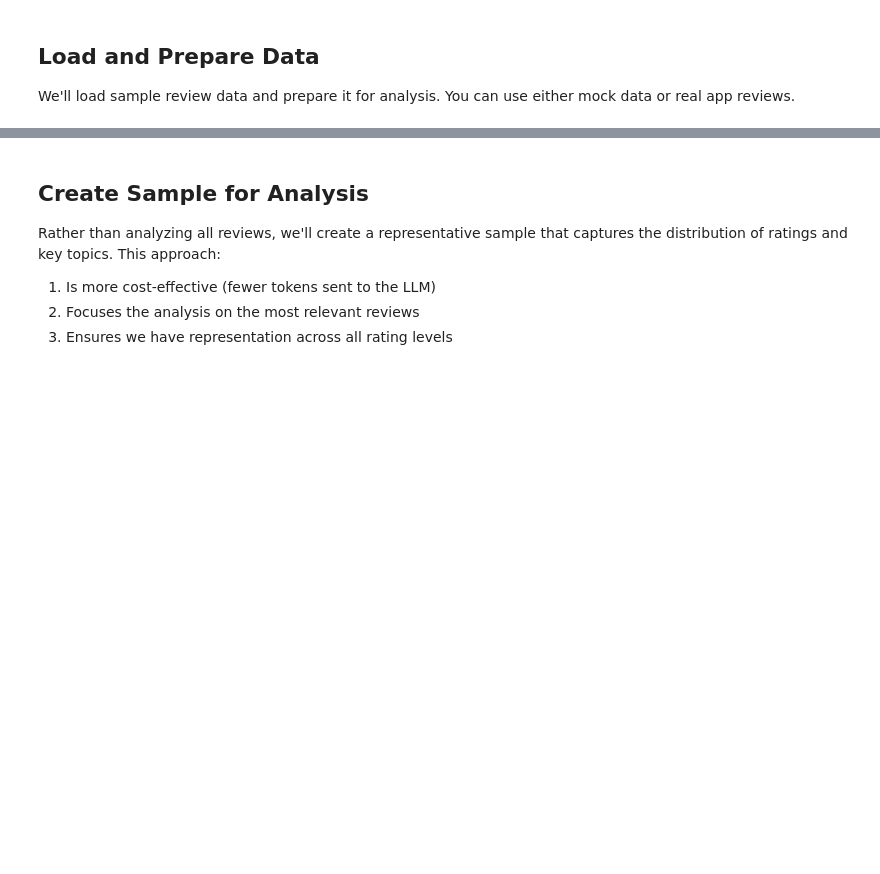
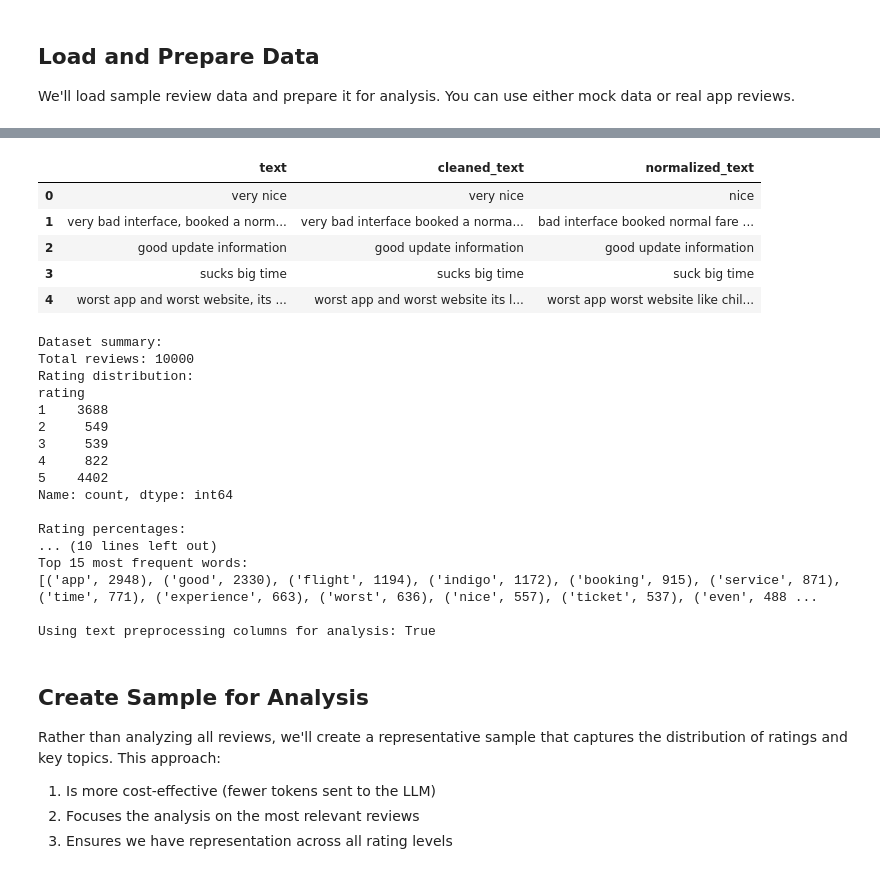
Before and after one commit to Dev-Dipesh/app-reviews-ai, a Jupyter notebook: notebooks/llm_insights.ipynb, the cells around one changed output, grey strips where cells are left out. Drawn from its saved outputs; the diff is of its cells as text; code cells hidden in the pictures; blank space fills up the shorter version.

```diff
--- a/notebooks/llm_insights.ipynb
+++ b/notebooks/llm_insights.ipynb
@@ -230,0 +258,50 @@ Saved preprocessed data to: /Users/dipesh/Local-Projects/indigo-reviews-ai/data/
+# %%
+# Load or generate review data
+# Set use_mock_data=False to load real data from CSV
+use_mock_data = False
+use_processed = True     # Set to True to use the pre-processed data from data_preprocessing.ipynb
+add_preprocessing = True  # Set to True to add text preprocessing columns if missing
+
+# Load the data
+reviews_df = load_reviews(
+    use_mock_data=use_mock_data,
+    use_processed=use_processed,
+    add_preprocessing=add_preprocessing
+)
+
+# Check if we have text preprocessing columns
+has_preprocessing = 'cleaned_text' in reviews_df.columns and 'normalized_text' in reviews_df.columns
+
+# Display the first few reviews
+if reviews_df is not None:
+    # Display with preprocessing columns if available
+    if has_preprocessing:
+        display(reviews_df[['text', 'cleaned_text', 'normalized_text']].head())
+    else:
+        display(reviews_df[['text', 'rating', 'date']].head())
+
+    # Display dataset summary
+    print("\nDataset summary:")
+    print(f"Total reviews: {len(reviews_df)}")
+    rating_counts = reviews_df['rating'].value_counts().sort_index()
+    print(f"Rating distribution:\n{rating_counts}")
+
+    # Calculate percentages
+    rating_percentages = (rating_counts / len(reviews_df) * 100).round(1)
+    print(f"\nRating percentages:\n{rating_percentages}")
+
+    # Show date range
+    print(f"\nDate range: {reviews_df['date'].min()} to {reviews_df['date'].max()}")
+
+    # Show top 10 most frequent words if we have normalized text
+    if has_preprocessing:
+        from collections import Counter
+        all_words = ' '.join(reviews_df['normalized_text'].fillna('').astype(str)).split()
+        top_words = Counter(all_words).most_common(15)
+        print(f"\nTop 15 most frequent words:\n{top_words}")
+
+    # Whether we're using preprocessing in our analysis
+    print(f"\nUsing text preprocessing columns for analysis: {has_preprocessing}")
+else:
+    print("Failed to load review data. Please check the paths and try again.")
+# %% [output]
@@ -231,3 +310,26 @@ Saved preprocessed data to: /Users/dipesh/Local-Projects/indigo-reviews-ai/data/
+|  | text | cleaned_text | normalized_text |
+| 0 | very nice | very nice | nice |
+| 1 | very bad interface, booked a norm... | very bad interface booked a norma... | bad interface booked normal fare ... |
+| 2 | good update information | good update information | good update information |
+| 3 | sucks big time | sucks big time | suck big time |
+| 4 | worst app and worst website, its ... | worst app and worst website its l... | worst app worst website like chil... |
+Dataset summary:
+Total reviews: 10000
+Rating distribution:
+rating
+1    3688
+2     549
+3     539
+4     822
+5    4402
+Name: count, dtype: int64
+
+Rating percentages:
+... (10 lines left out)
+Top 15 most frequent words:
+[('app', 2948), ('good', 2330), ('flight', 1194), ('indigo', 1172), ('booking', 915), ('service', 871), ('time', 771), ('experience', 663), ('worst', 636), ('nice', 557), ('ticket', 537), ('even', 488 ...
+
+Using text preprocessing columns for analysis: True
 # %% [markdown]
 ## Create Sample for Analysis
 
```
Also changed, not shown: parts of 9 cells of this notebook, 10 other files.
